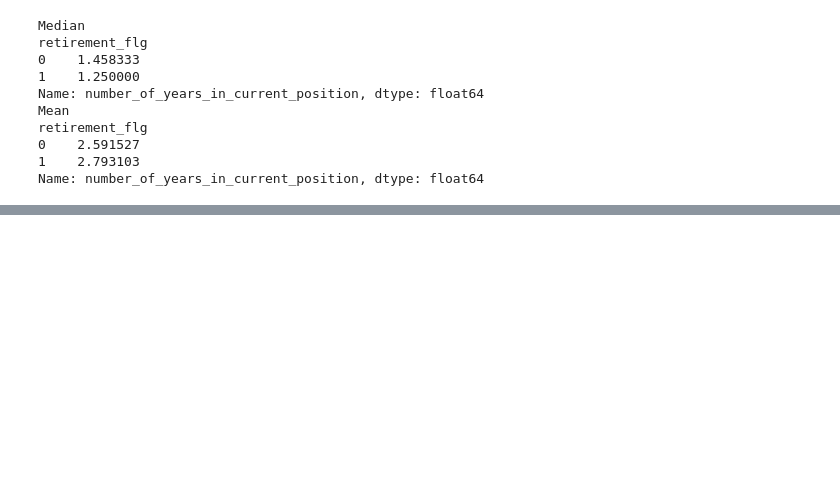
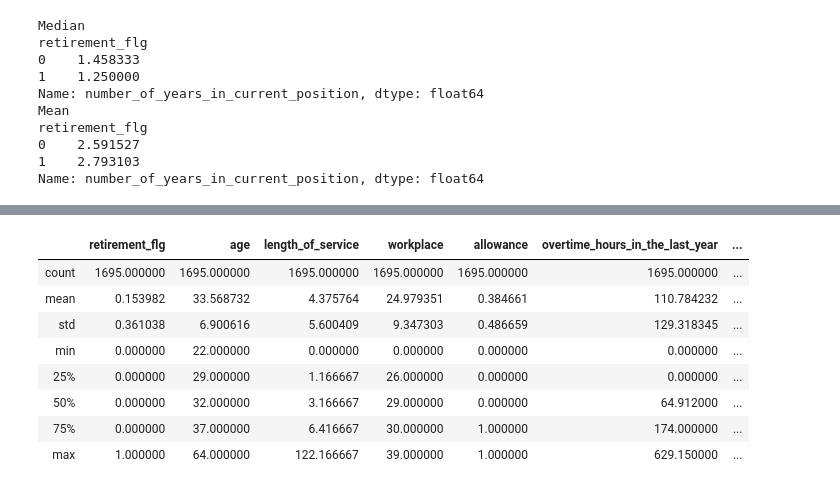
Before and after one commit to ininjame/pythonproj, a Jupyter notebook: data_analysis/ml_study_classification.ipynb, the cells around one changed output, grey strips where cells are left out. Drawn from its saved outputs; the diff is of its cells as text; code cells hidden in the pictures; blank space fills up the shorter version.

```diff
--- a/data_analysis/ml_study_classification.ipynb
+++ b/data_analysis/ml_study_classification.ipynb
@@ -193,0 +173,12 @@ Name: number_of_years_in_current_position, dtype: float64
+# %%
+df.describe()
+# %% [output]
+|  | retirement_flg | age | length_of_service | workplace | allowance | overtime_hours_in_the_last_year | ... |
+| count | 1695.000000 | 1695.000000 | 1695.000000 | 1695.000000 | 1695.000000 | 1695.000000 | ... |
+| mean | 0.153982 | 33.568732 | 4.375764 | 24.979351 | 0.384661 | 110.784232 | ... |
+| std | 0.361038 | 6.900616 | 5.600409 | 9.347303 | 0.486659 | 129.318345 | ... |
+| min | 0.000000 | 22.000000 | 0.000000 | 0.000000 | 0.000000 | 0.000000 | ... |
+| 25% | 0.000000 | 29.000000 | 1.166667 | 26.000000 | 0.000000 | 0.000000 | ... |
+| 50% | 0.000000 | 32.000000 | 3.166667 | 29.000000 | 0.000000 | 64.912000 | ... |
+| 75% | 0.000000 | 37.000000 | 6.416667 | 30.000000 | 1.000000 | 174.000000 | ... |
+| max | 1.000000 | 64.000000 | 122.166667 | 39.000000 | 1.000000 | 629.150000 | ... |
```
Also changed, not shown: parts of 12 cells of this notebook.
